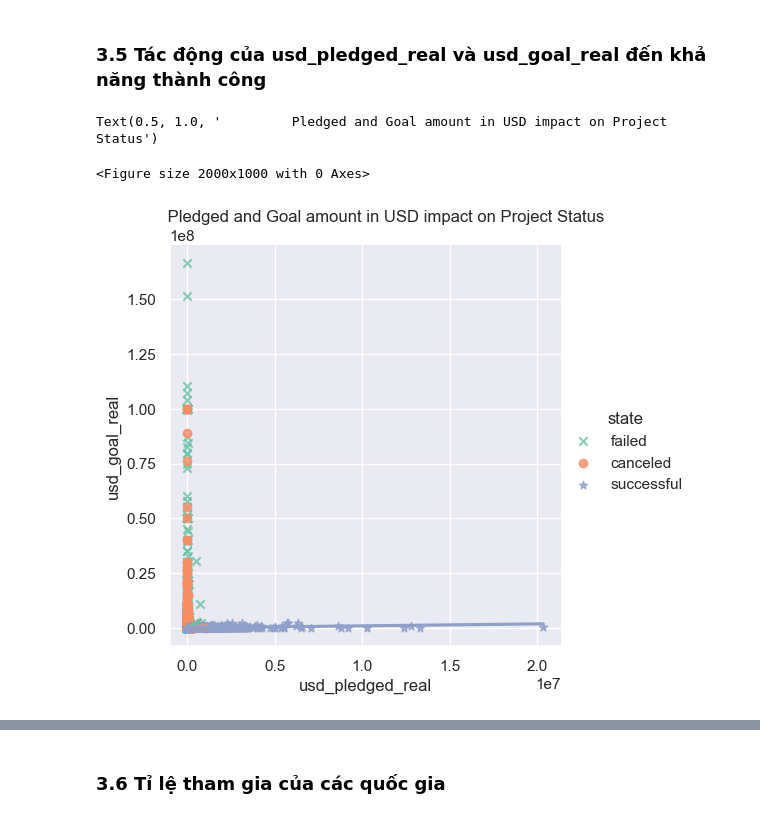
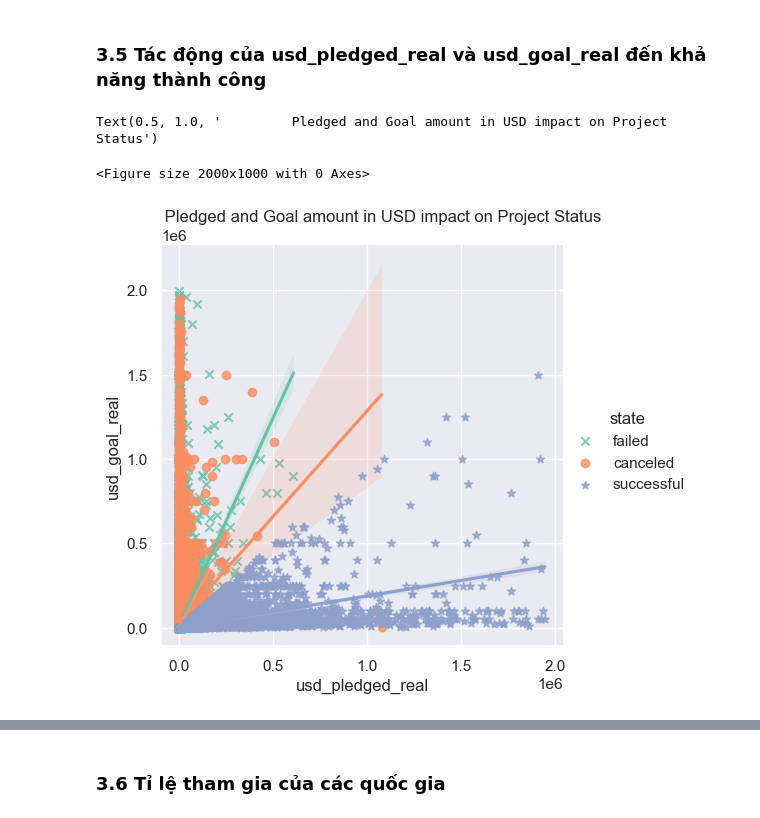
Before and after one commit to DucPhu2308/KickstarterProject_EDA_ML, a Jupyter notebook: KickstarterProject_ML.ipynb, the cells around one changed output, grey strips where cells are left out. Saved outputs shown, nothing was run; the diff lists cells and outputs as text; code cells hidden in the pictures.

```diff
--- a/KickstarterProject_ML.ipynb
+++ b/KickstarterProject_ML.ipynb
@@ -209,14 +209,18 @@ Text(0.5, 0, 'Danh mục chính')
 # %%
 import seaborn as sns
 
 #Filter dataset by failed and Successfull
 df_3_states = df[df['state'].isin(['canceled','failed','successful'])]
 
+# dữ liệu lớn khó quan sát => thu hẹp dữ liệu
+df_3_states_small = df_3_states[df_3_states['usd_goal_real'] < 2*1e6]
+df_3_states_small = df_3_states_small[df_3_states_small['usd_pledged_real'] < 2*1e6]
+
 plt.figure(figsize=(20,10))
 sns.set(style="darkgrid")
-sns.lmplot(x="usd_pledged_real", y="usd_goal_real", hue='state',data=df_3_states, markers=["x", "o", "*"], palette="Set2")
+sns.lmplot(x="usd_pledged_real", y="usd_goal_real", hue='state',data=df_3_states_small, markers=["x", "o", "*"], palette="Set2")
 plt.title("         Pledged and Goal amount in USD impact on Project Status")
 # %% [output]
 Text(0.5, 1.0, '         Pledged and Goal amount in USD impact on Project Status')
 <Figure size 2000x1000 with 0 Axes>
-[figure, old version]
+[figure, new version]
```
Also changed, not shown: parts of 8 cells of this notebook.
